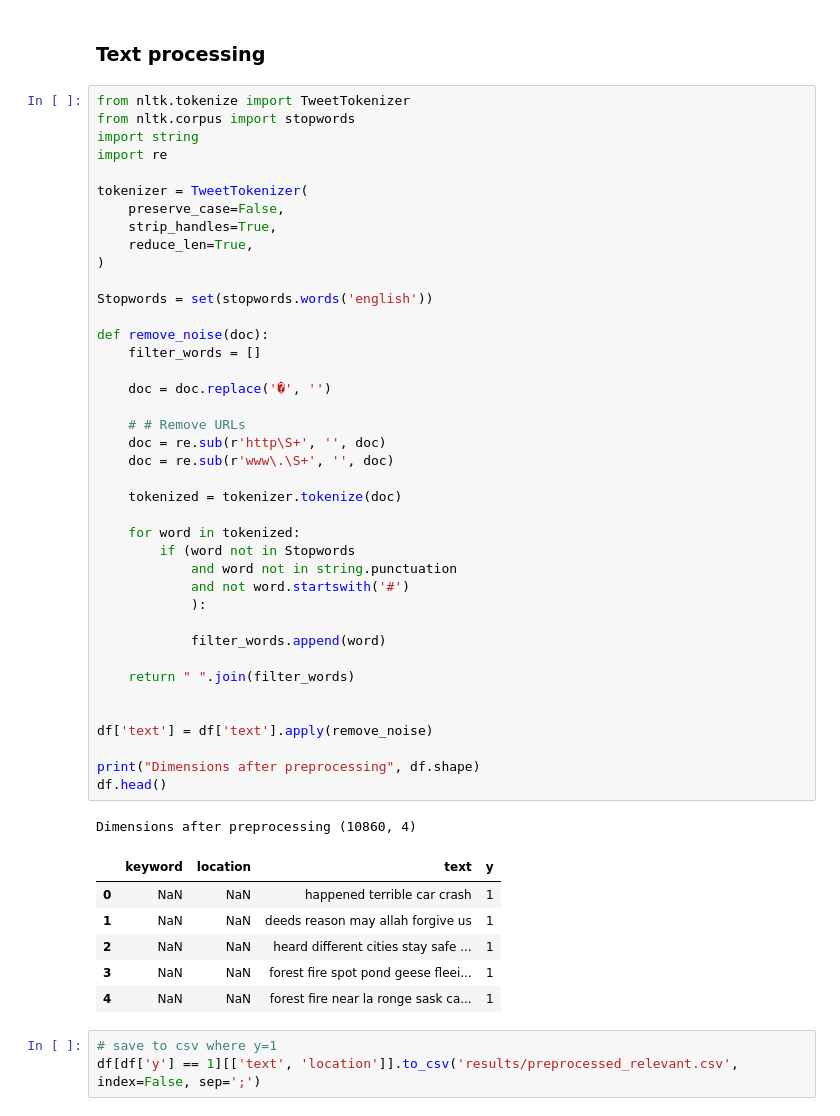
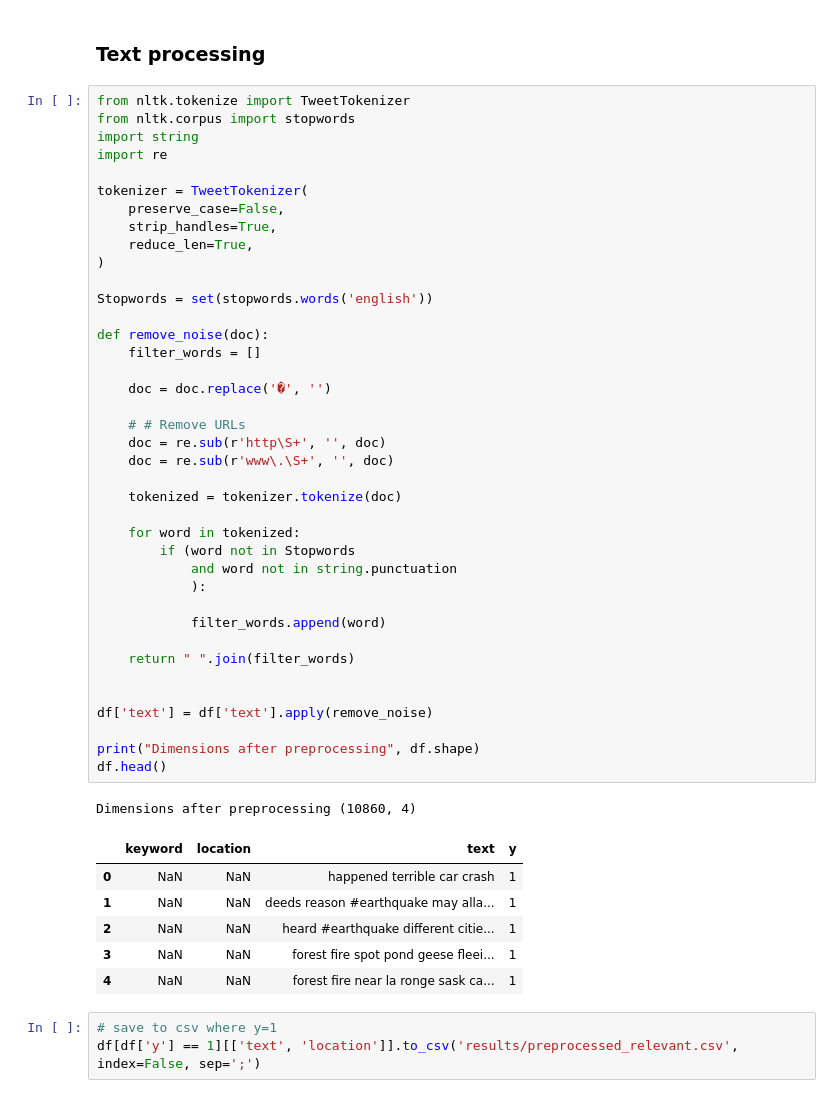
Before and after one commit to magnusrodseth/disaster-tweets, a Jupyter notebook: henrik/analyse.ipynb, the cells around one changed output. Cells and saved outputs as stored; diff of their text form.

```diff
--- a/henrik/analyse.ipynb
+++ b/henrik/analyse.ipynb
@@ -113,36 +113,35 @@ Stopwords = set(stopwords.words('english'))
 
 def remove_noise(doc):
     filter_words = []
 
     doc = doc.replace('�', '')
 
     # # Remove URLs
     doc = re.sub(r'http\S+', '', doc)
     doc = re.sub(r'www\.\S+', '', doc)
 
     tokenized = tokenizer.tokenize(doc)
 
     for word in tokenized:
         if (word not in Stopwords
             and word not in string.punctuation
-            and not word.startswith('#')
             ):
 
             filter_words.append(word)
 
     return " ".join(filter_words)
 
 
 df['text'] = df['text'].apply(remove_noise)
 
 print("Dimensions after preprocessing", df.shape)
 df.head()
 # %% [output]
 Dimensions after preprocessing (10860, 4)
 |  | keyword | location | text | y |
 | 0 | NaN | NaN | happened terrible car crash | 1 |
-| 1 | NaN | NaN | deeds reason may allah forgive us | 1 |
-| 2 | NaN | NaN | heard different cities stay safe ... | 1 |
+| 1 | NaN | NaN | deeds reason #earthquake may alla... | 1 |
+| 2 | NaN | NaN | heard #earthquake different citie... | 1 |
 | 3 | NaN | NaN | forest fire spot pond geese fleei... | 1 |
 | 4 | NaN | NaN | forest fire near la ronge sask ca... | 1 |
 # %%
```
Also changed, not shown: parts of 7 cells of this notebook, 1 other file.
